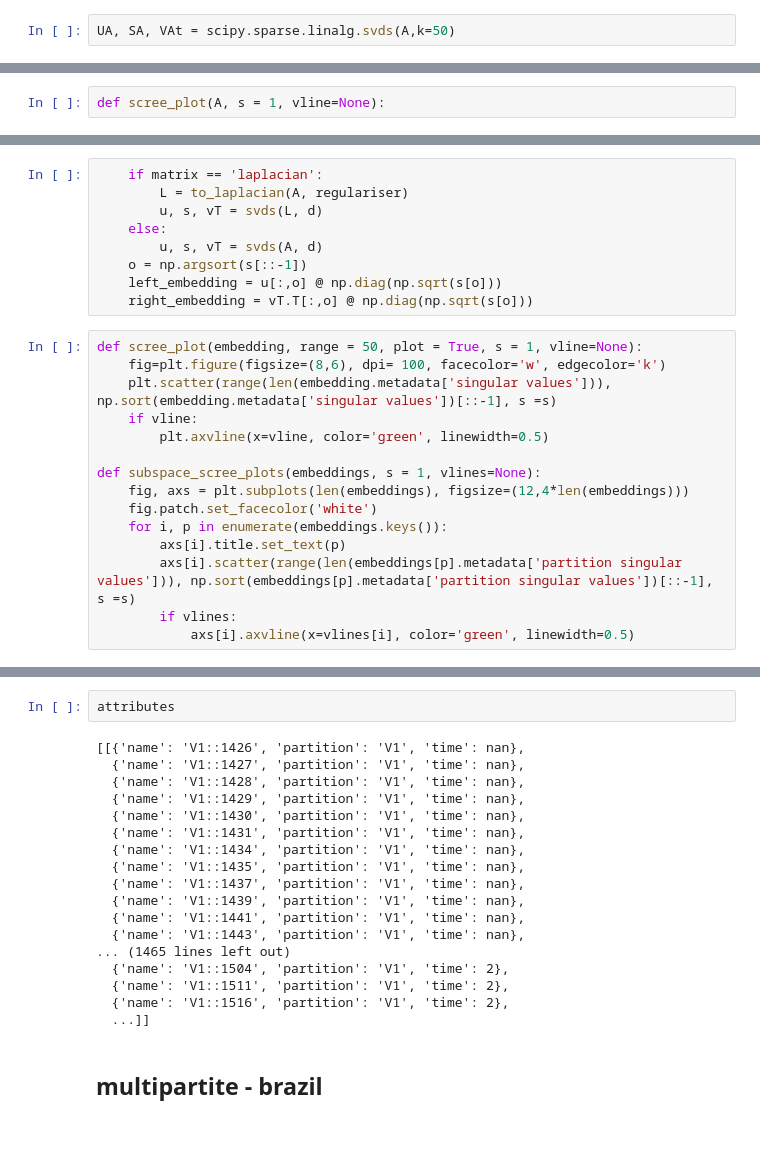
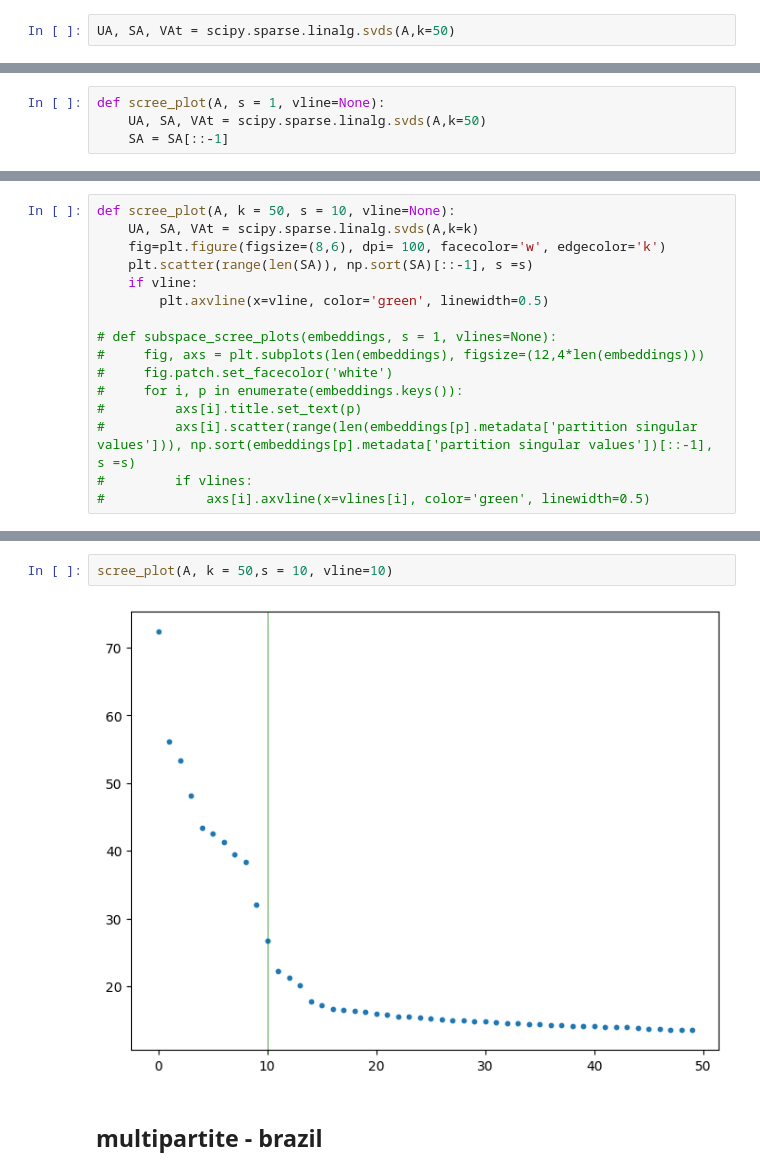
Before and after one commit to anniegray52/relastat, a Jupyter notebook: general.ipynb, the cells around one changed output, grey strips where cells are left out. Saved outputs shown, nothing was run; the diff lists cells and outputs as text; blank space fills up the shorter version.

```diff
--- a/general.ipynb
+++ b/general.ipynb
@@ -594,2 +830,4 @@ array([34.43745863, 36.63313237, 36.74089574, 37.00044636, 45.66293343,
 # %%
 def scree_plot(A, s = 1, vline=None):
+    UA, SA, VAt = scipy.sparse.linalg.svds(A,k=50)
+    SA = SA[::-1]
@@ -598,24 +834,16 @@ dim_select(A)
-# %%
-    if matrix == 'laplacian':
-        L = to_laplacian(A, regulariser)
-        u, s, vT = svds(L, d)
-    else:
-        u, s, vT = svds(A, d)
-    o = np.argsort(s[::-1])
-    left_embedding = u[:,o] @ np.diag(np.sqrt(s[o]))
-    right_embedding = vT.T[:,o] @ np.diag(np.sqrt(s[o]))
 # %%
-def scree_plot(embedding, range = 50, plot = True, s = 1, vline=None):
+def scree_plot(A, k = 50, s = 10, vline=None):
+    UA, SA, VAt = scipy.sparse.linalg.svds(A,k=k)
     fig=plt.figure(figsize=(8,6), dpi= 100, facecolor='w', edgecolor='k')
-    plt.scatter(range(len(embedding.metadata['singular values'])), np.sort(embedding.metadata['singular values'])[::-1], s =s)
+    plt.scatter(range(len(SA)), np.sort(SA)[::-1], s =s)
     if vline:
         plt.axvline(x=vline, color='green', linewidth=0.5)
 
-def subspace_scree_plots(embeddings, s = 1, vlines=None):
-    fig, axs = plt.subplots(len(embeddings), figsize=(12,4*len(embeddings)))
-    fig.patch.set_facecolor('white')
-    for i, p in enumerate(embeddings.keys()):
-        axs[i].title.set_text(p)
-        axs[i].scatter(range(len(embeddings[p].metadata['partition singular values'])), np.sort(embeddings[p].metadata['partition singular values'])[::-1], s =s)
-        if vlines:
-            axs[i].axvline(x=vlines[i], color='green', linewidth=0.5)
+# def subspace_scree_plots(embeddings, s = 1, vlines=None):
+#     fig, axs = plt.subplots(len(embeddings), figsize=(12,4*len(embeddings)))
+#     fig.patch.set_facecolor('white')
+#     for i, p in enumerate(embeddings.keys()):
+#         axs[i].title.set_text(p)
+#         axs[i].scatter(range(len(embeddings[p].metadata['partition singular values'])), np.sort(embeddings[p].metadata['partition singular values'])[::-1], s =s)
+#         if vlines:
+#             axs[i].axvline(x=vlines[i], color='green', linewidth=0.5)
@@ -627,23 +850,7 @@ A
-# %%
-attributes
-# %% [output]
-[[{'name': 'V1::1426', 'partition': 'V1', 'time': nan},
-  {'name': 'V1::1427', 'partition': 'V1', 'time': nan},
-  {'name': 'V1::1428', 'partition': 'V1', 'time': nan},
-  {'name': 'V1::1429', 'partition': 'V1', 'time': nan},
-  {'name': 'V1::1430', 'partition': 'V1', 'time': nan},
-  {'name': 'V1::1431', 'partition': 'V1', 'time': nan},
-  {'name': 'V1::1434', 'partition': 'V1', 'time': nan},
-  {'name': 'V1::1435', 'partition': 'V1', 'time': nan},
-  {'name': 'V1::1437', 'partition': 'V1', 'time': nan},
-  {'name': 'V1::1439', 'partition': 'V1', 'time': nan},
-  {'name': 'V1::1441', 'partition': 'V1', 'time': nan},
-  {'name': 'V1::1443', 'partition': 'V1', 'time': nan},
-... (1465 lines left out)
-  {'name': 'V1::1504', 'partition': 'V1', 'time': 2},
-  {'name': 'V1::1511', 'partition': 'V1', 'time': 2},
-  {'name': 'V1::1516', 'partition': 'V1', 'time': 2},
-  ...]]
+# %%
+scree_plot(A, k = 50,s = 10, vline=10)
+# %% [output]
+[figure, added]
 # %% [markdown]
 ## multipartite - brazil
 # %% [markdown]
```
Also changed, not shown: parts of 10 cells of this notebook.
